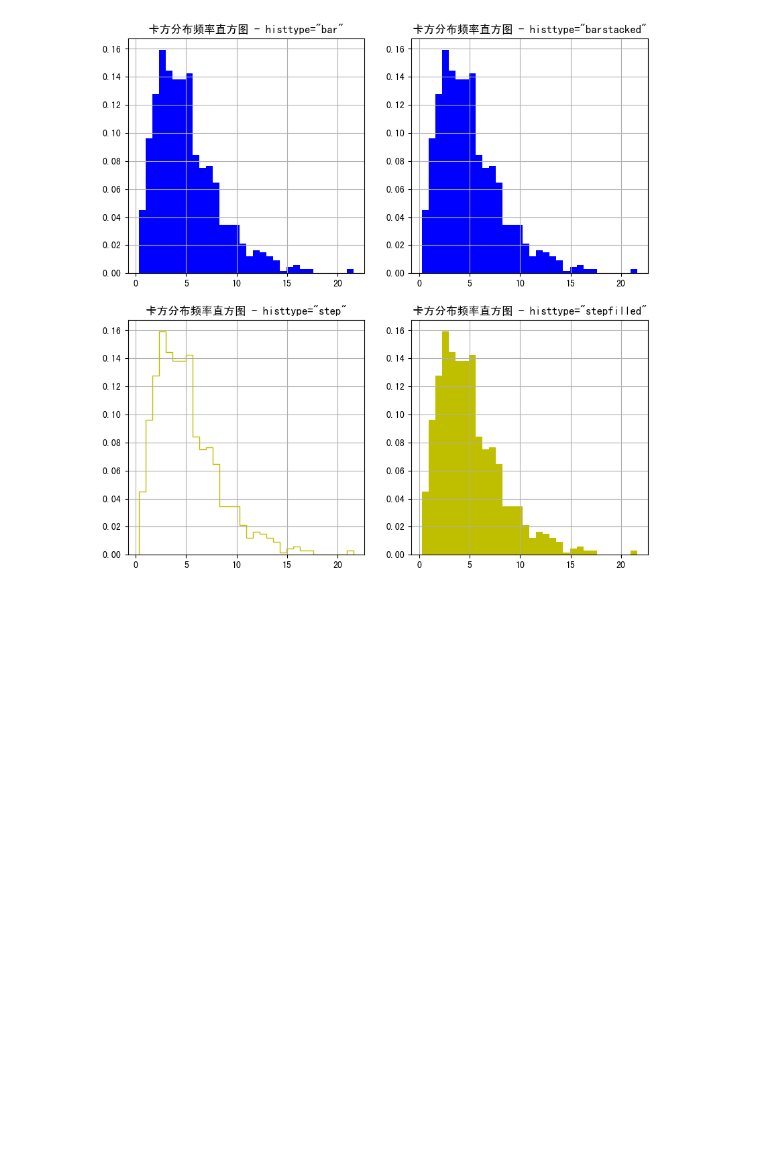
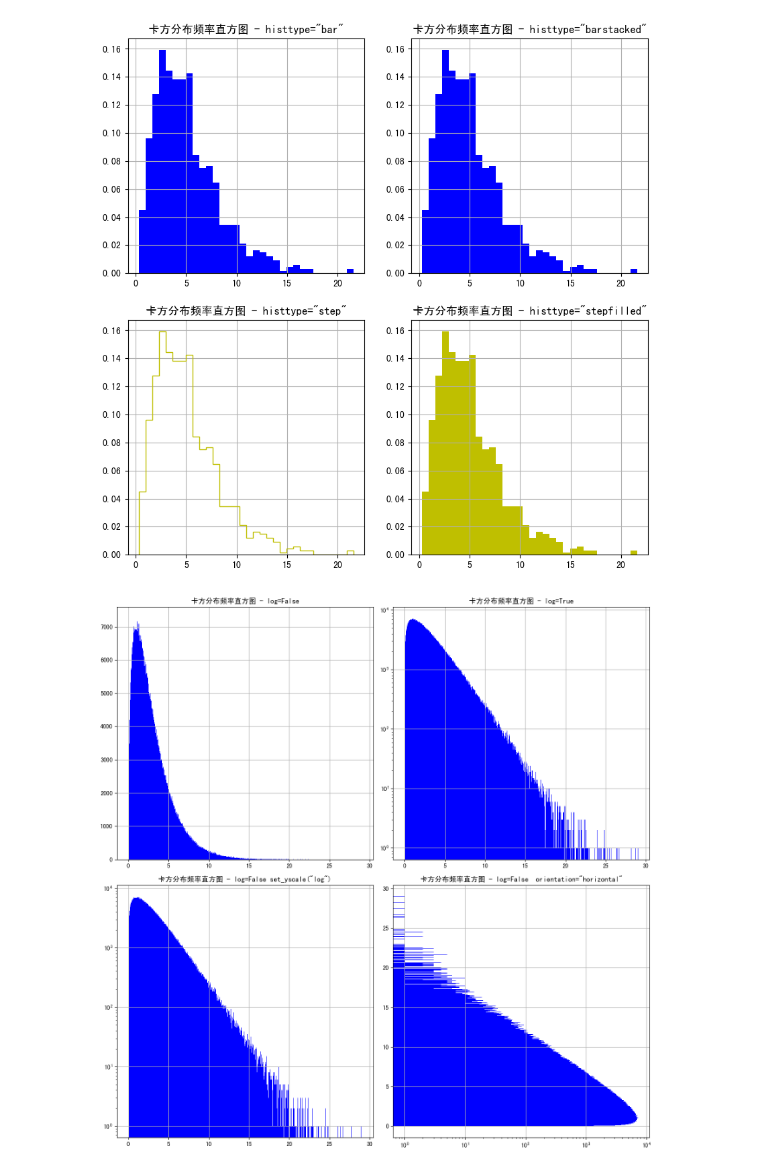
Before and after one commit to DoHerasYang/Python--, a Jupyter notebook: 数据分析技术基础/数据可视化/Matplotlib 教程/Matplotlib 教程 (三) - Hist Bar 图.ipynb, the cells around one changed output. Drawn from its saved outputs; the diff is of its cells as text; code cells hidden in the pictures; blank space fills up the shorter version.

Commit message:
Update Matplotlib 教程 (三) - Hist Bar 图

```diff
--- a/数据分析技术基础/数据可视化/Matplotlib 教程/Matplotlib 教程 (三) - Hist 图.ipynb
+++ b/数据分析技术基础/数据可视化/Matplotlib 教程/Matplotlib 教程 (三) - Hist Bar 图.ipynb
@@ -317,3 +340,49 @@ ax4.hist(x=x_data, bins="sqrt", density=True, color='y', histtype="stepfilled")
 plt.show()
 # %% [output]
 [figure]
+# %%
+# 我们尝试生成 1百万个数据，则符合卡方分布的数值分布的区域较广，在 0-5 之间处于聚集的状态，数值较多，很难分辨出数据的分布
+#
+#
+
+np.random.seed(1234)
+x_data = np.random.chisquare(df=(3.0,), size=(1000000,))
+
+# 创建新的画布
+fig = plt.figure(figsize=(13,13))
+
+# 第一张子图
+ax1 = fig.add_subplot(221)
+ax1.set_title("卡方分布频率直方图 - log=False")
+ax1.grid(True)
+ax1.hist(x=x_data, bins="sqrt", color='b', histtype="bar", log=False)
+
+# 第二张子图
+ax2 = fig.add_subplot(222)
+ax2.set_title("卡方分布频率直方图 - log=True")
+ax2.grid(True)
+ax2.hist(x=x_data, bins="sqrt", color='b', histtype="bar", log=True)
+
+# 当然也可以通过 Axes 的函数进行设置
+ax3 = fig.add_subplot(223)
+ax3.set_title("卡方分布频率直方图 - log=False set_yscale(\"log\")")
+ax3.grid(True)
+ax3.hist(x=x_data, bins="sqrt", color='b', histtype="bar", log=False)
+ax3.set_yscale("log")
+
+# 尝试改变图像的方向
+ax4 = fig.add_subplot(224)
+ax4.set_title("卡方分布频率直方图 - log=False  orientation=\"horizontal\"")
+ax4.grid(True)
+ax4.hist(x=x_data, bins="sqrt", color='b', histtype="bar", log=False, orientation="horizontal")
+# 因为
+ax4.set_xscale("log")
+
+# 设定 fig 的各个子图使用紧凑排列
+fig.tight_layout()
+plt.show()
+
+# 可以发现坐标轴的单位刻度发生了改变，整个Hist图变得更加详细了；
+# 因此在出现的数值分布的值呈指数级的分布时，需要用到 log = True 的参数
+# %% [output]
+[figure, added]
```
Also changed, not shown: parts of 8 cells of this notebook.
